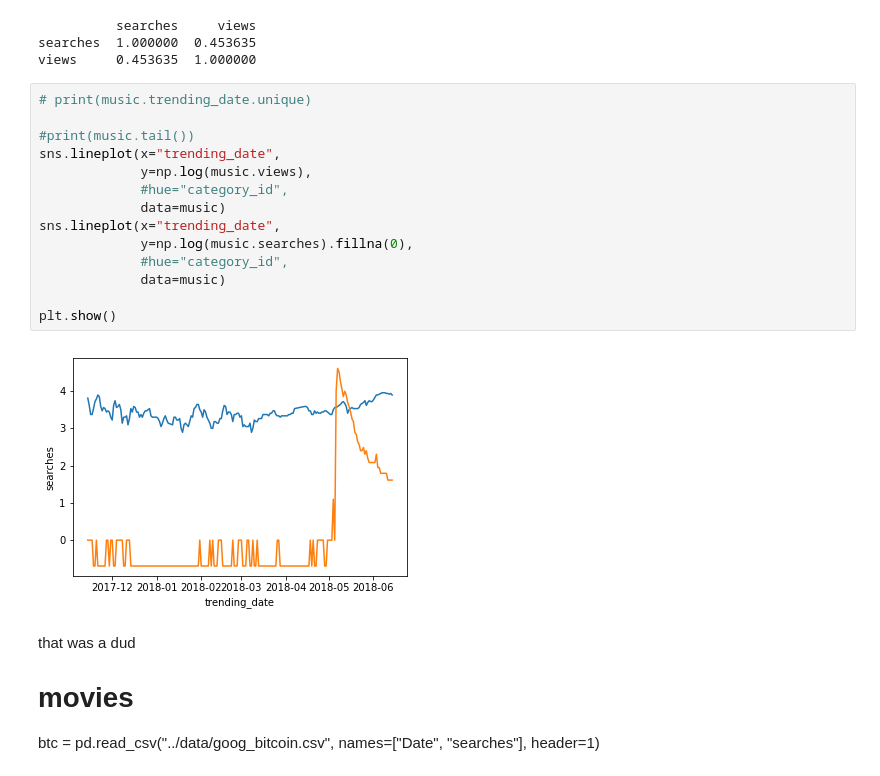
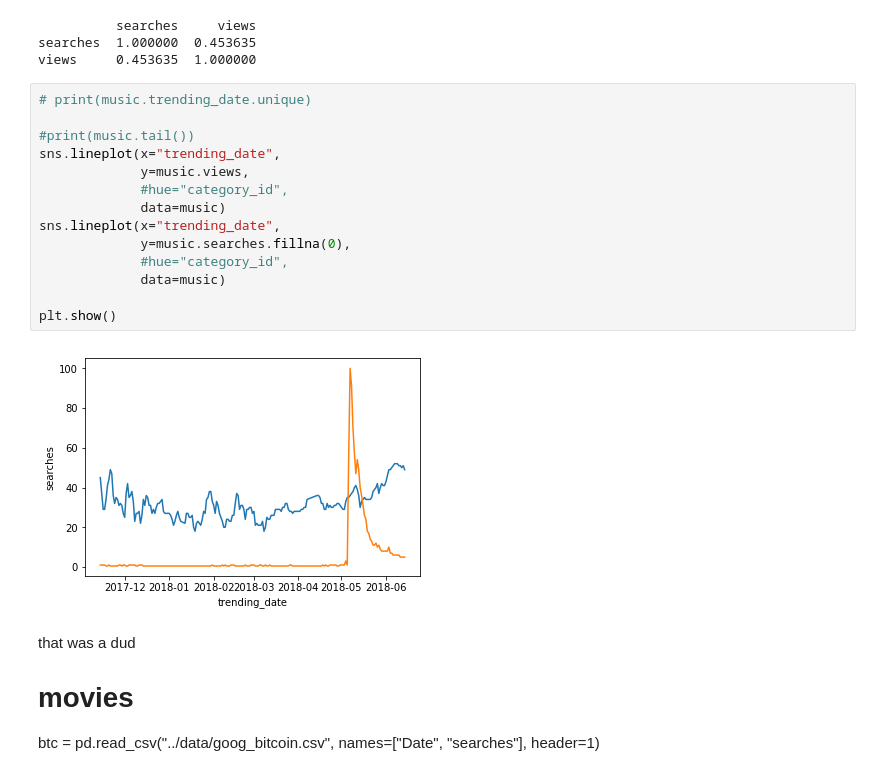
Before and after one commit to srive326/Youtube-forecasting, a Jupyter notebook: notebooks/goog_trends.ipynb, the cells around one changed output. Cells and saved outputs as stored; diff of their text form.

```diff
--- a/notebooks/goog_trends.ipynb
+++ b/notebooks/goog_trends.ipynb
@@ -167,19 +262,19 @@ views     0.453635  1.000000
 # %%
 # print(music.trending_date.unique)
 
 #print(music.tail())
 sns.lineplot(x="trending_date",
-             y=np.log(music.views),
+             y=music.views,
              #hue="category_id",
              data=music)
 sns.lineplot(x="trending_date",
-             y=np.log(music.searches).fillna(0),
+             y=music.searches.fillna(0),
              #hue="category_id",
              data=music)
 
 plt.show()
 # %% [output]
-[figure, old version]
+[figure, new version]
 # %% [markdown]
 that was a dud
 
```
Also changed, not shown: parts of 11 cells of this notebook.
